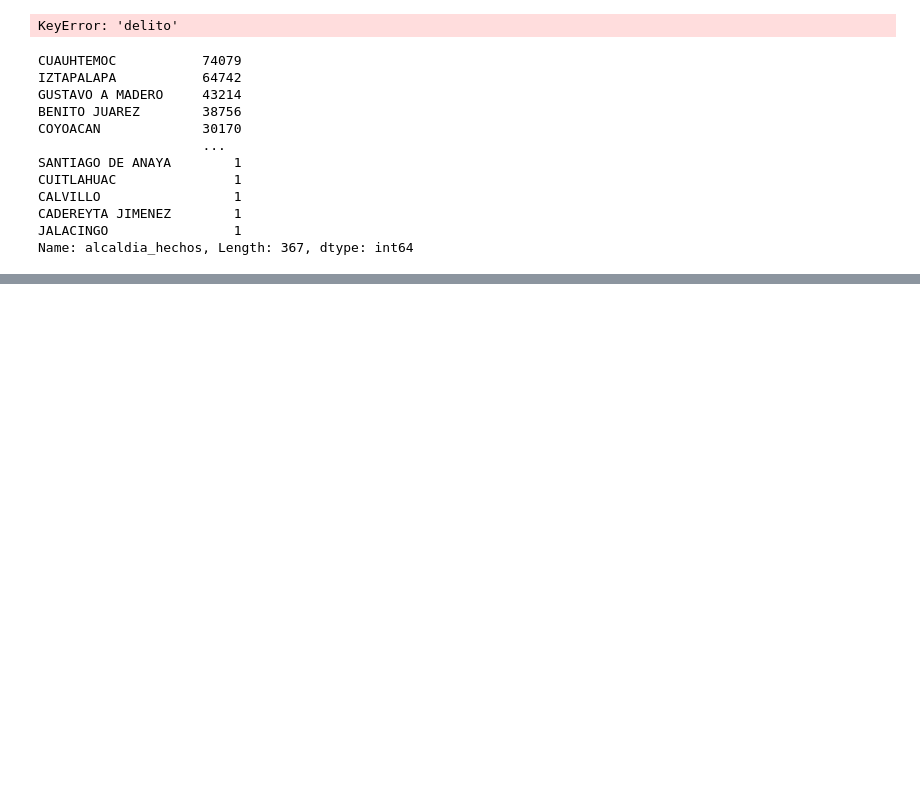
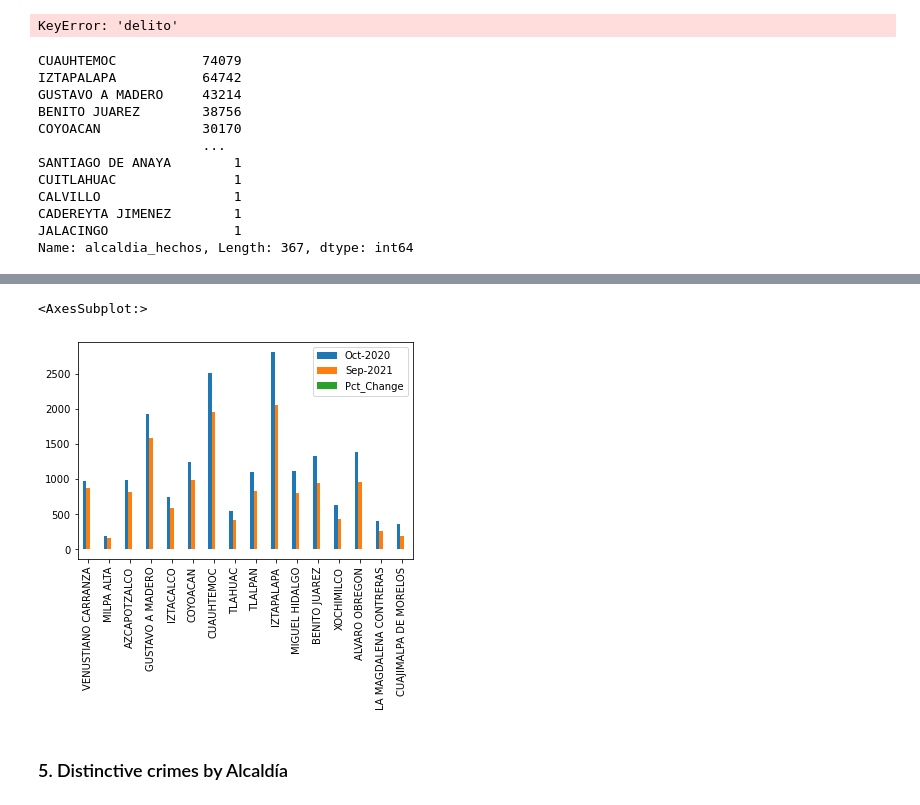
Before and after one commit to rperezme-data/Crime-Analysis-CDMX, a Jupyter notebook: CDMX Crime Exploratory Analysis.ipynb, the cells around one changed output, grey strips where cells are left out. Saved outputs shown, nothing was run; the diff lists cells and outputs as text; code cells hidden in the pictures; blank space fills up the shorter version.

```diff
--- a/CDMX Crime Exploratory Analysis.ipynb
+++ b/CDMX Crime Exploratory Analysis.ipynb
@@ -460,0 +391,10 @@ Name: ao_hechos, Length: 14423, dtype: int64
+# %%
+## Build crime rate change DF for last year
+alcaldias_rate = pd.DataFrame(alcaldias_list.sort_values())
+alcaldias_rate.set_index(alcaldias_list.sort_values(), inplace=True)
+alcaldias_rate.drop(0, axis=1, inplace=True)
+
+alcaldias_rate['Oct-2020'] = FGJ_alcaldias[(FGJ_alcaldias.ao_hechos == 2020)&(FGJ_alcaldias.mes_hechos == 'Octubre')].groupby(['alcaldia_hechos']).count()['delito']
+alcaldias_rate['Sep-2021'] = FGJ_alcaldias[(FGJ_alcaldias.ao_hechos == 2021)&(FGJ_alcaldias.mes_hechos == 'Septiembre')].groupby(['alcaldia_hechos']).count()['delito']
+
+alcaldias_rate['Pct_Change'] = (alcaldias_rate['Sep-2021'] - alcaldias_rate['Oct-2020'])/alcaldias_rate['Oct-2020']
@@ -460,0 +441,7 @@ Name: ao_hechos, Length: 14423, dtype: int64
+# %%
+alcaldias_rate.sort_values(['Pct_Change'], ascending=False).plot(kind='bar')
+# %% [output]
+<AxesSubplot:>
+[figure, added]
+# %% [markdown]
+### 5. Distinctive crimes by Alcaldía
```
Also changed, not shown: parts of 45 cells of this notebook.
